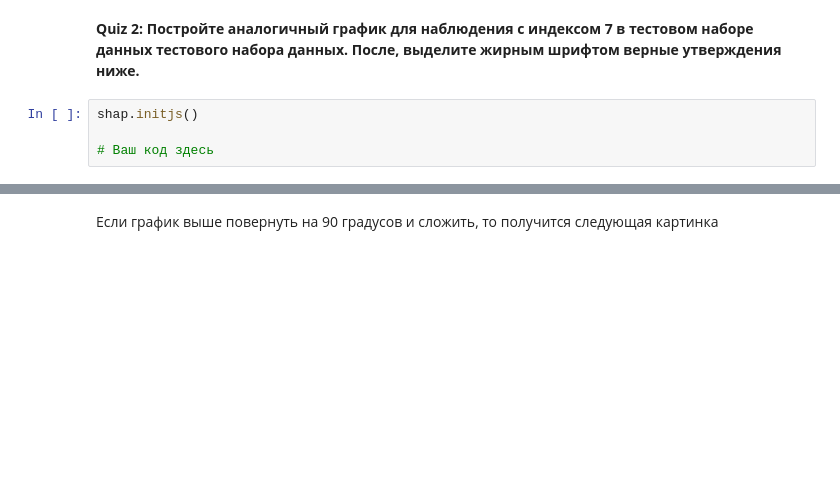
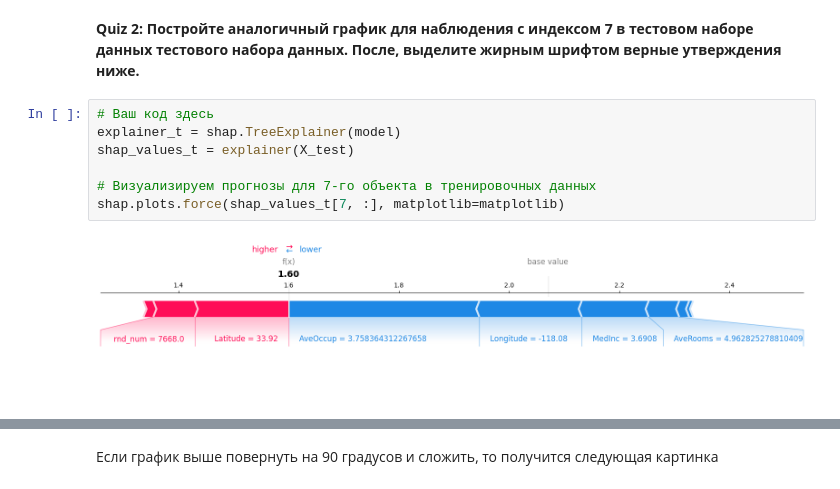
Before and after one commit to it-is-helga/XAI-practice, a Jupyter notebook: shap_HW.ipynb, the cells around one changed output, grey strips where cells are left out. Cells and saved outputs as stored; diff of their text form; blank space fills up the shorter version.

```diff
--- a/shap_HW.ipynb
+++ b/shap_HW.ipynb
@@ -107,7 +111,12 @@ shap.plots.bar(shap_values[7], max_display=5)
 [figure]
 # %% [markdown]
 **Quiz 2: Постройте аналогичный график для наблюдения с индексом 7 в тестовом наборе данных тестового набора данных. После, выделите жирным шрифтом верные утверждения ниже.**
-# %%
-shap.initjs()
-
-# Ваш код здесь
+# %%
+# Ваш код здесь
+explainer_t = shap.TreeExplainer(model)
+shap_values_t = explainer(X_test)
+
+# Визуализируем прогнозы для 7-го объекта в тренировочных данных
+shap.plots.force(shap_values_t[7, :], matplotlib=matplotlib)
+# %% [output]
+[figure, added]
```
Also changed, not shown: parts of 14 cells of this notebook.
